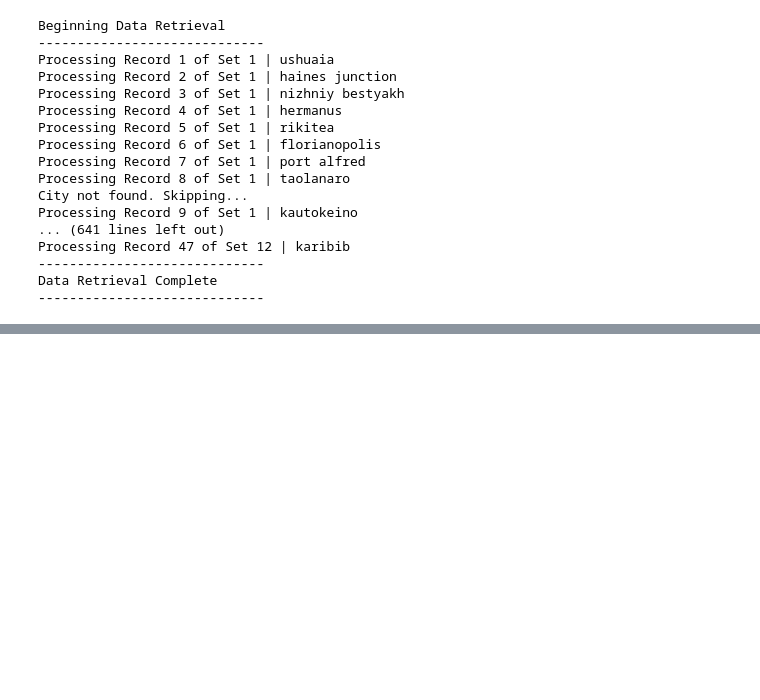
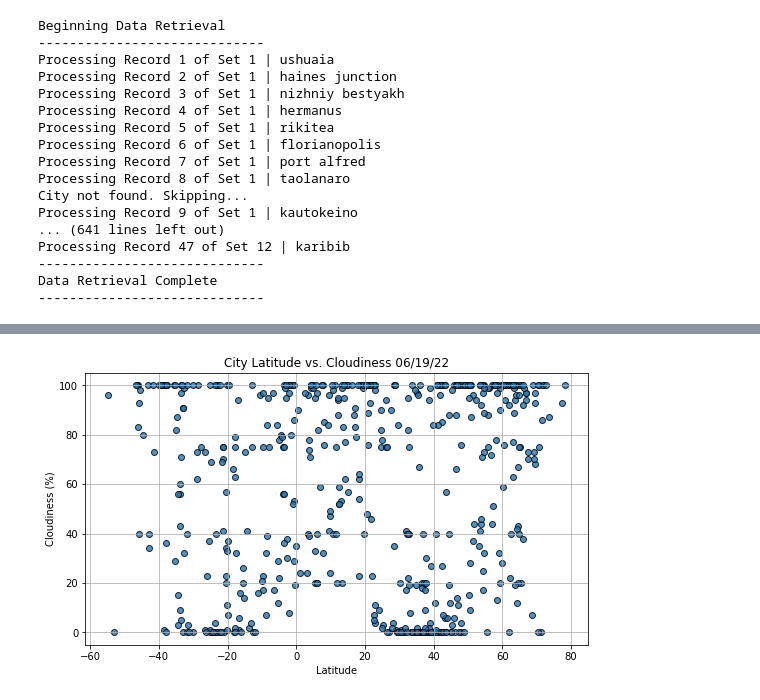
Before and after one commit to MeghanHull/World_Weather_Analysis, a Jupyter notebook: WeatherPy.ipynb, the cells around one changed output, grey strips where cells are left out. Cells and saved outputs as stored; diff of their text form; code cells hidden in the pictures; blank space fills up the shorter version.

```diff
--- a/WeatherPy.ipynb
+++ b/WeatherPy.ipynb
@@ -166,0 +229,6 @@ city_data_df.to_csv(output_data_file, index_label="City_ID")
+# %%
+# Call function to plot Cloudiness
+plot_weather_lat_scatter(cloudiness,"Cloudiness","%","Fig3")
+plt.show()
+# %% [output]
+[figure, added]
```
Also changed, not shown: parts of 23 cells of this notebook.
